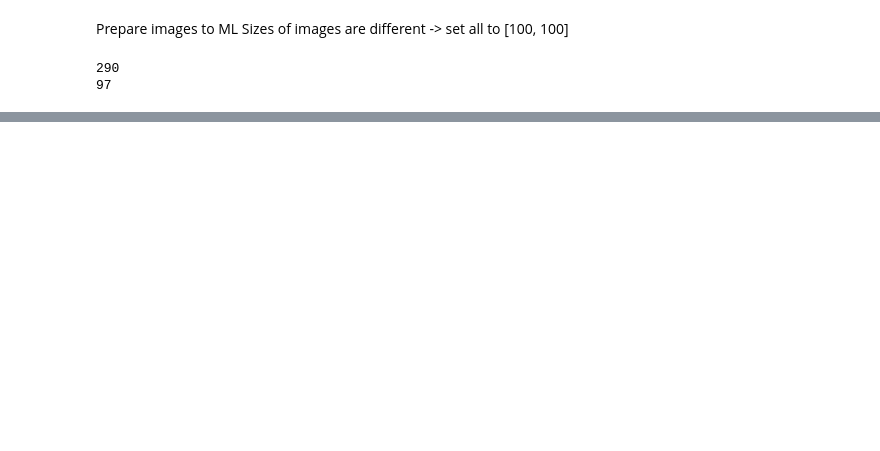
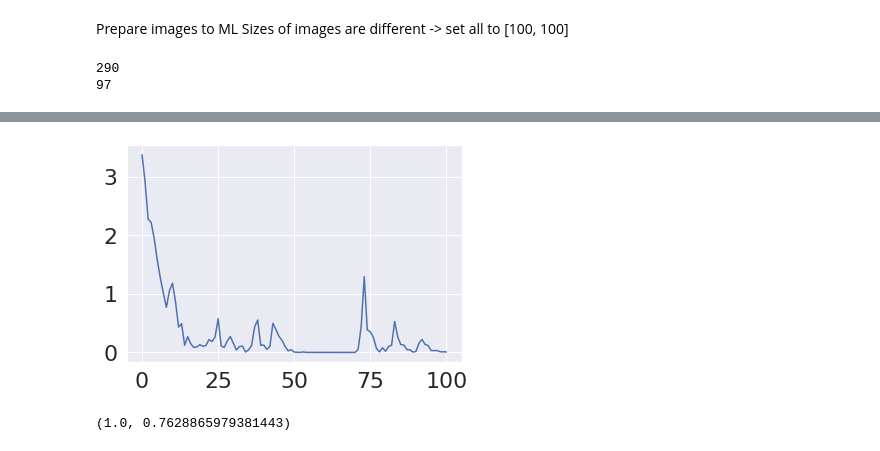
Before and after one commit to dwegrzyniak/TomatoAppleClassifier, a Jupyter notebook: AppleTomatosClassification.ipynb, the cells around one changed output, grey strips where cells are left out. Cells and saved outputs as stored; diff of their text form; code cells hidden in the pictures; blank space fills up the shorter version.

```diff
--- a/AppleTomatosClassification.ipynb
+++ b/AppleTomatosClassification.ipynb
@@ -97,0 +73,14 @@ torch.Size([97, 3, 100, 100]) torch.Size([97])
+# %%
+class ConvDownBlock(nn.Module):
+    def __init__(self, in_channels, out_channels, kernel_size, padding):
+        super(ConvDownBlock, self).__init__()
+        self.conv = nn.Conv2d(in_channels=in_channels, out_channels=out_channels, kernel_size=kernel_size, padding=padding)
+        self.bn = nn.BatchNorm2d(num_features = out_channels)
+        self.relu = nn.ReLU()
+        self.maxpool = nn.MaxPool2d(kernel_size=2)
+    def forward(self, x):
+        x = self.conv(x)
+        x = self.bn(x)
+        x = self.relu(x)
+        x = self.maxpool(x)
+        return x
@@ -97,0 +105,3 @@ torch.Size([97, 3, 100, 100]) torch.Size([97])
+# %%
+loss_fn = torch.nn.CrossEntropyLoss()
+opt = torch.optim.Adam(model.parameters(), lr = 1e-3)
@@ -97,0 +130,28 @@ torch.Size([97, 3, 100, 100]) torch.Size([97])
+# %%
+def train_loop():
+    total_loss = 0
+
+    for X,y in train_dl:
+        X, y = X.to(device), y.to(device)
+        opt.zero_grad()
+
+        y_pred = model(X)
+
+        loss = loss_fn(y_pred, y)
+
+        loss.backward()
+        opt.step()
+        total_loss += loss.item()
+
+    return total_loss
+# %%
+loss_history=[]
+# %%
+epochs=101
+for epoch in range(epochs):
+    loss=train_loop()
+    loss_history.append(loss)
+    if not epoch%10:
+        print(f"Epoch: {epoch} loss: {loss}")
+plt.plot(loss_history);
+# %% [output]
@@ -97,0 +169,5 @@ torch.Size([97, 3, 100, 100]) torch.Size([97])
+[figure, added]
+# %%
+accuracy(train_dl), accuracy(test_dl)
+# %% [output]
+(1.0, 0.7628865979381443)
```
Also changed, not shown: parts of 13 cells of this notebook.
